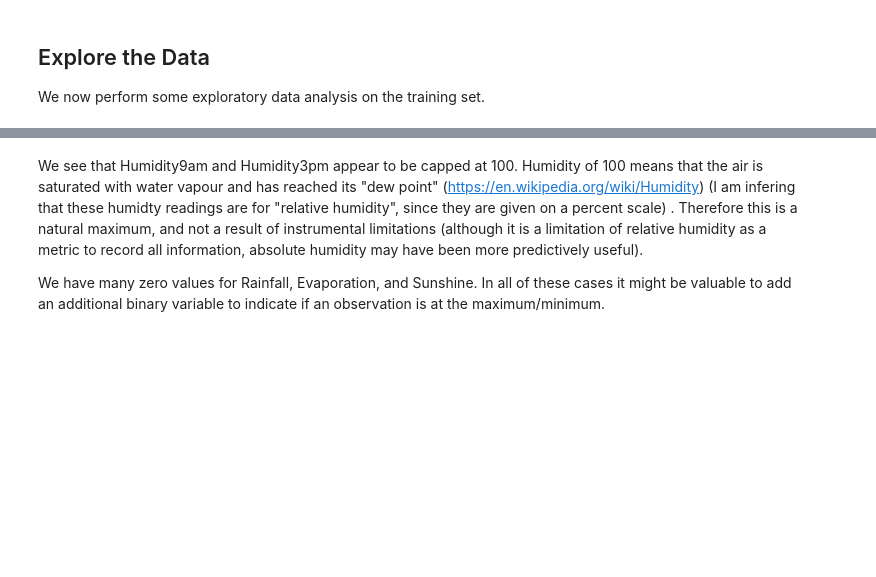
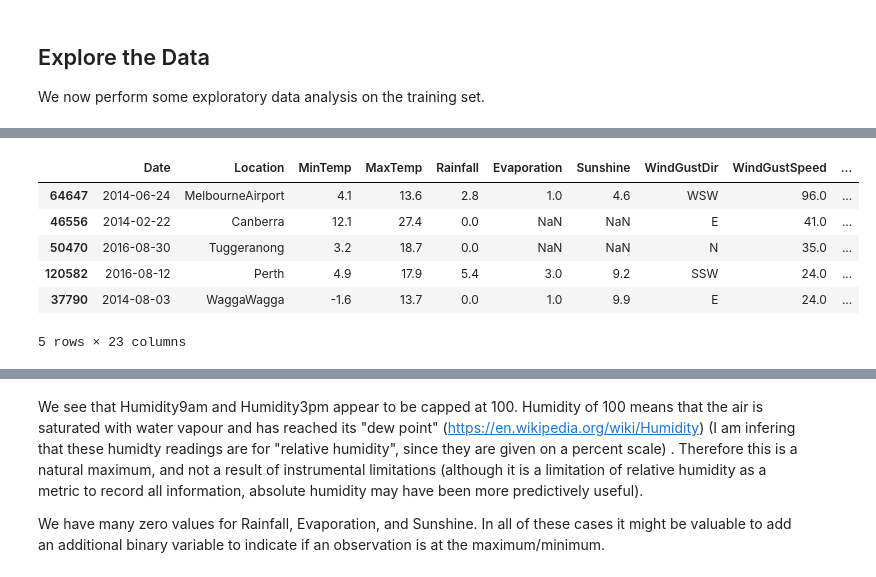
Before and after one commit to Luke-py/Australian-Rainfall, a Jupyter notebook: Australian Rainfall.ipynb, the cells around one changed output, grey strips where cells are left out. Drawn from its saved outputs; the diff is of its cells as text; code cells hidden in the pictures; blank space fills up the shorter version.

```diff
--- a/Australian Rainfall.ipynb
+++ b/Australian Rainfall.ipynb
@@ -333,0 +327,11 @@ pass
+# %%
+weather = train_set.copy()
+weather.head()
+# %% [output]
+|  | Date | Location | MinTemp | MaxTemp | Rainfall | Evaporation | Sunshine | WindGustDir | WindGustSpeed | ... |
+| 64647 | 2014-06-24 | MelbourneAirport | 4.1 | 13.6 | 2.8 | 1.0 | 4.6 | WSW | 96.0 | ... |
+| 46556 | 2014-02-22 | Canberra | 12.1 | 27.4 | 0.0 | NaN | NaN | E | 41.0 | ... |
+| 50470 | 2016-08-30 | Tuggeranong | 3.2 | 18.7 | 0.0 | NaN | NaN | N | 35.0 | ... |
+| 120582 | 2016-08-12 | Perth | 4.9 | 17.9 | 5.4 | 3.0 | 9.2 | SSW | 24.0 | ... |
+| 37790 | 2014-08-03 | WaggaWagga | -1.6 | 13.7 | 0.0 | 1.0 | 9.9 | E | 24.0 | ... |
+5 rows × 23 columns
```
Also changed, not shown: parts of 62 cells of this notebook.
